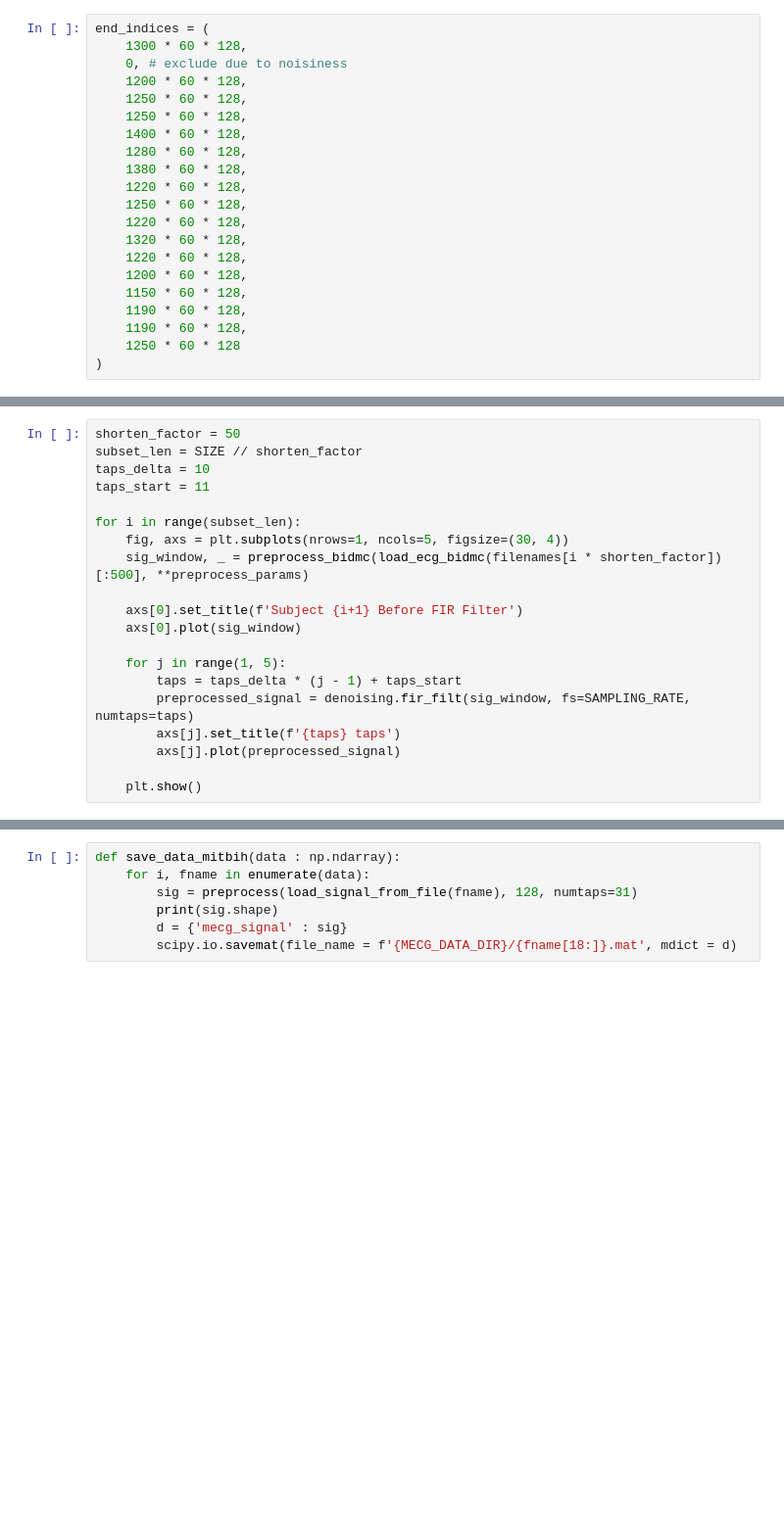
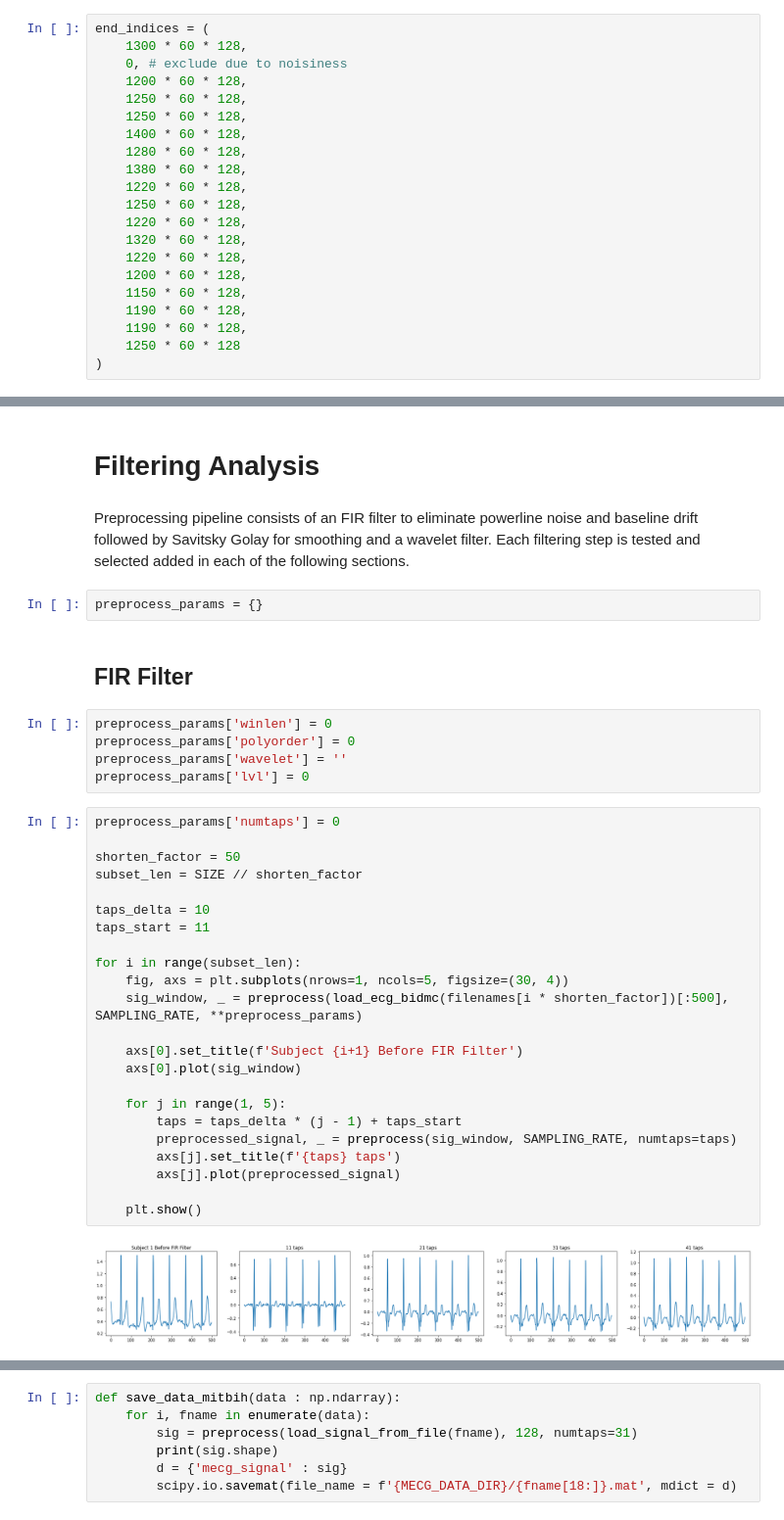
Before and after one commit to muffin-rice/FECG-extraction, a Jupyter notebook: code/preprocessing/nsrdb_preprocessing.ipynb, the cells around one changed output, grey strips where cells are left out. Shown: that part at 98% size. Saved outputs shown, nothing was run; the diff lists cells and outputs as text; blank space fills up the shorter version.

```diff
--- a/code/preprocessing/nsrdb_preprocessing.ipynb
+++ b/code/preprocessing/nsrdb_preprocessing.ipynb
@@ -232,20 +178,0 @@ preprocess_params['numtaps'] = 0
-# %%
-shorten_factor = 50
-subset_len = SIZE // shorten_factor
-taps_delta = 10
-taps_start = 11
-
-for i in range(subset_len):
-    fig, axs = plt.subplots(nrows=1, ncols=5, figsize=(30, 4))
-    sig_window, _ = preprocess_bidmc(load_ecg_bidmc(filenames[i * shorten_factor])[:500], **preprocess_params)
-
-    axs[0].set_title(f'Subject {i+1} Before FIR Filter')
-    axs[0].plot(sig_window)
-
-    for j in range(1, 5):
-        taps = taps_delta * (j - 1) + taps_start
-        preprocessed_signal = denoising.fir_filt(sig_window, fs=SAMPLING_RATE, numtaps=taps)
-        axs[j].set_title(f'{taps} taps')
-        axs[j].plot(preprocessed_signal)
-
-    plt.show()
@@ -317,0 +179,38 @@ preprocess_params['lvl'] = 4
+# %% [markdown]
+# Filtering Analysis
+# %% [markdown]
+Preprocessing pipeline consists of an FIR filter to eliminate powerline noise and baseline drift followed by Savitsky Golay for smoothing and a wavelet filter. Each filtering step is tested and selected added in each of the following sections.
+# %%
+preprocess_params = {}
+# %% [markdown]
+## FIR Filter
+# %%
+preprocess_params['winlen'] = 0
+preprocess_params['polyorder'] = 0
+preprocess_params['wavelet'] = ''
+preprocess_params['lvl'] = 0
+# %%
+preprocess_params['numtaps'] = 0
+
+shorten_factor = 50
+subset_len = SIZE // shorten_factor
+
+taps_delta = 10
+taps_start = 11
+
+for i in range(subset_len):
+    fig, axs = plt.subplots(nrows=1, ncols=5, figsize=(30, 4))
+    sig_window, _ = preprocess(load_ecg_bidmc(filenames[i * shorten_factor])[:500], SAMPLING_RATE, **preprocess_params)
+
+    axs[0].set_title(f'Subject {i+1} Before FIR Filter')
+    axs[0].plot(sig_window)
+
+    for j in range(1, 5):
+        taps = taps_delta * (j - 1) + taps_start
+        preprocessed_signal, _ = preprocess(sig_window, SAMPLING_RATE, numtaps=taps)
+        axs[j].set_title(f'{taps} taps')
+        axs[j].plot(preprocessed_signal)
+
+    plt.show()
+# %% [output]
+[figure, added]
```
Also changed, not shown: parts of 28 cells of this notebook, 1 other file.
